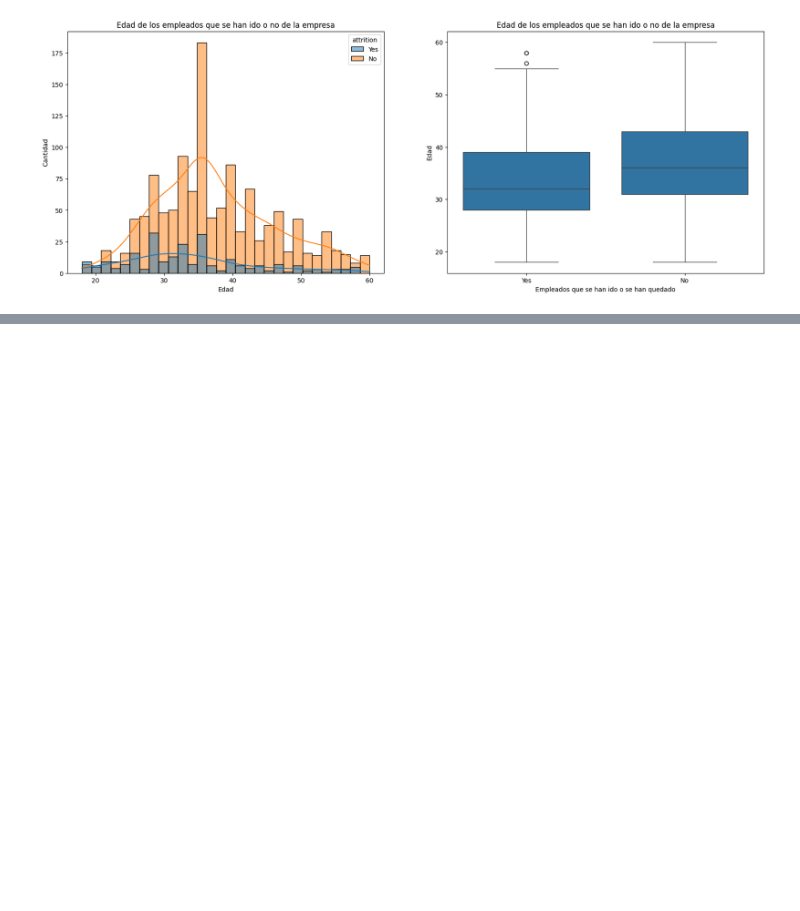
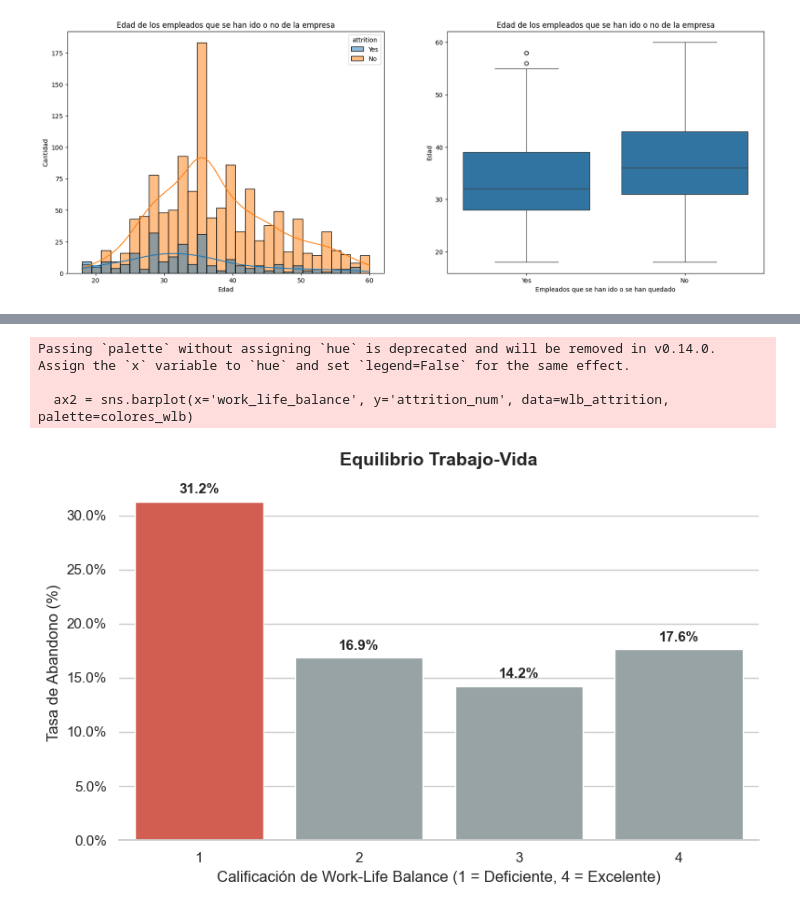
Before and after one commit to Eleonora1989/project-da-promo-63-modulo-3-team-3, a Jupyter notebook: consultas/visualizaciones-carol.ipynb, the cells around one changed output, grey strips where cells are left out. Cells and saved outputs as stored; diff of their text form; code cells hidden in the pictures; blank space fills up the shorter version.

```diff
--- a/consultas/visualizaciones-carol.ipynb
+++ b/consultas/visualizaciones-carol.ipynb
@@ -197,0 +245,30 @@ plt.show()
+# %%
+# ---------------------------------------------------------
+# 2. ¿Está relacionado el abandono con el Work-Life Balance?
+# ---------------------------------------------------------
+plt.figure(figsize=(8, 5))
+wlb_attrition = df.groupby('work_life_balance')['attrition_num'].mean().reset_index()
+
+# Colores estratégicos: Rojo para el nivel crítico (1), grises para el resto
+colores_wlb = ['#e74c3c' if x == 1 else '#95a5a6' for x in wlb_attrition['work_life_balance']]
+
+ax2 = sns.barplot(x='work_life_balance', y='attrition_num', data=wlb_attrition, palette=colores_wlb)
+ax2.set_title('Equilibrio Trabajo-Vida', fontsize=14, fontweight='bold', pad=15)
+ax2.set_xlabel('Calificación de Work-Life Balance (1 = Deficiente, 4 = Excelente)', fontsize=12)
+ax2.set_ylabel('Tasa de Abandono (%)', fontsize=12)
+ax2.yaxis.set_major_formatter(mtick.PercentFormatter(1.0))
+
+for p in ax2.patches:
+    ax2.annotate(f'{p.get_height():.1%}',
+                 (p.get_x() + p.get_width() / 2., p.get_height()),
+                 ha='center', va='center', xytext=(0, 9),
+                 textcoords='offset points', fontsize=11, fontweight='bold')
+
+sns.despine(left=True)
+plt.tight_layout()
+plt.show()
+# %% [output]
+Passing `palette` without assigning `hue` is deprecated and will be removed in v0.14.0. Assign the `x` variable to `hue` and set `legend=False` for the same effect.
+
+  ax2 = sns.barplot(x='work_life_balance', y='attrition_num', data=wlb_attrition, palette=colores_wlb)
+[figure, added]
```
Also changed, not shown: parts of 5 cells of this notebook, 2 other files.
